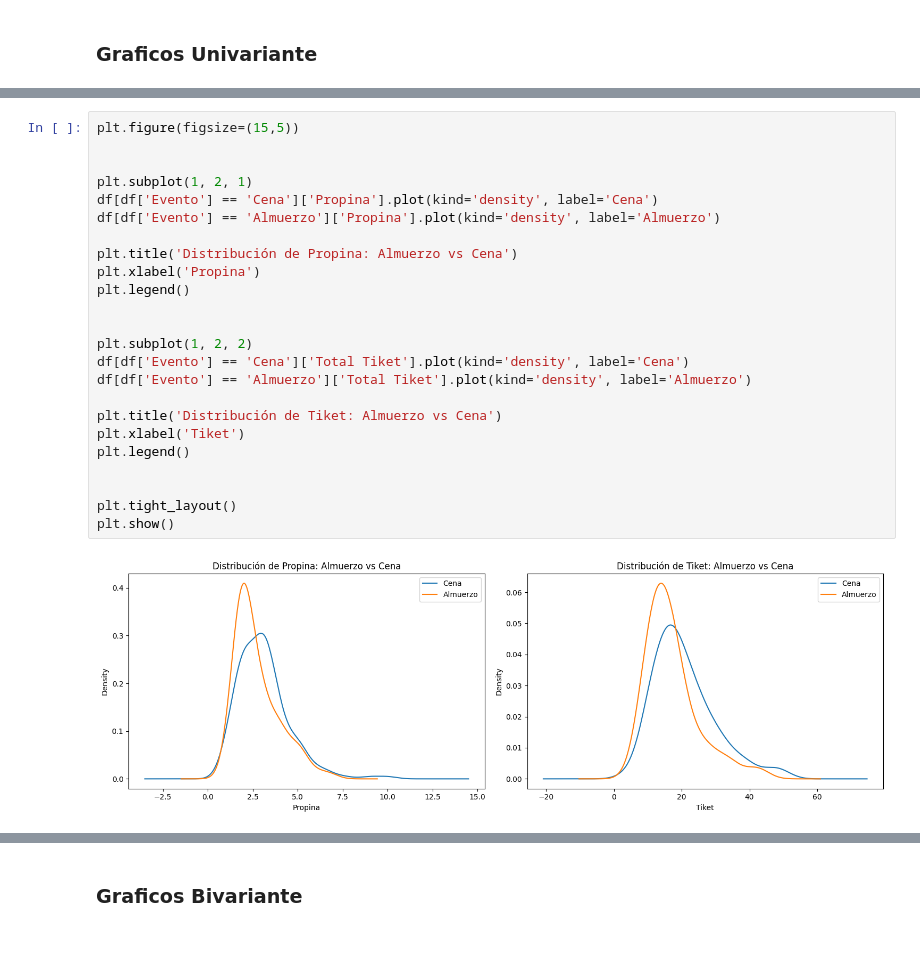
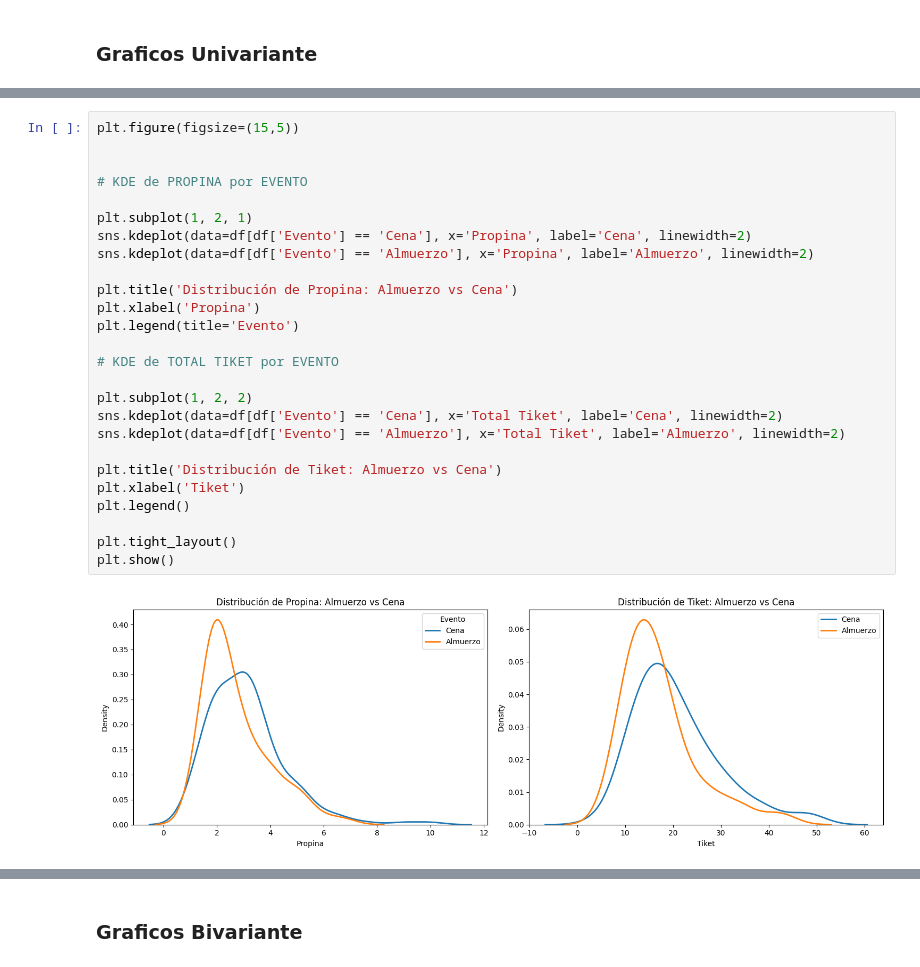
Before and after one commit to MarcoCasSir/LaboratorioDataScience, a Jupyter notebook: act3/tips_marco_casati.ipynb, the cells around one changed output, grey strips where cells are left out. Drawn from its saved outputs; the diff is of its cells as text.

```diff
--- a/act3/tips_marco_casati.ipynb
+++ b/act3/tips_marco_casati.ipynb
@@ -573,26 +615,28 @@ plt.show()
 # %%
 plt.figure(figsize=(15,5))
 
 
+# KDE de PROPINA por EVENTO
+
 plt.subplot(1, 2, 1)
-df[df['Evento'] == 'Cena']['Propina'].plot(kind='density', label='Cena')
-df[df['Evento'] == 'Almuerzo']['Propina'].plot(kind='density', label='Almuerzo')
+sns.kdeplot(data=df[df['Evento'] == 'Cena'], x='Propina', label='Cena', linewidth=2)
+sns.kdeplot(data=df[df['Evento'] == 'Almuerzo'], x='Propina', label='Almuerzo', linewidth=2)
 
 plt.title('Distribución de Propina: Almuerzo vs Cena')
 plt.xlabel('Propina')
-plt.legend()
+plt.legend(title='Evento')
 
+# KDE de TOTAL TIKET por EVENTO
 
 plt.subplot(1, 2, 2)
-df[df['Evento'] == 'Cena']['Total Tiket'].plot(kind='density', label='Cena')
-df[df['Evento'] == 'Almuerzo']['Total Tiket'].plot(kind='density', label='Almuerzo')
+sns.kdeplot(data=df[df['Evento'] == 'Cena'], x='Total Tiket', label='Cena', linewidth=2)
+sns.kdeplot(data=df[df['Evento'] == 'Almuerzo'], x='Total Tiket', label='Almuerzo', linewidth=2)
 
 plt.title('Distribución de Tiket: Almuerzo vs Cena')
 plt.xlabel('Tiket')
 plt.legend()
 
-
 plt.tight_layout()
 plt.show()
 # %% [output]
-[figure, old version]
+[figure, new version]
```
Also changed, not shown: parts of 18 cells of this notebook.
